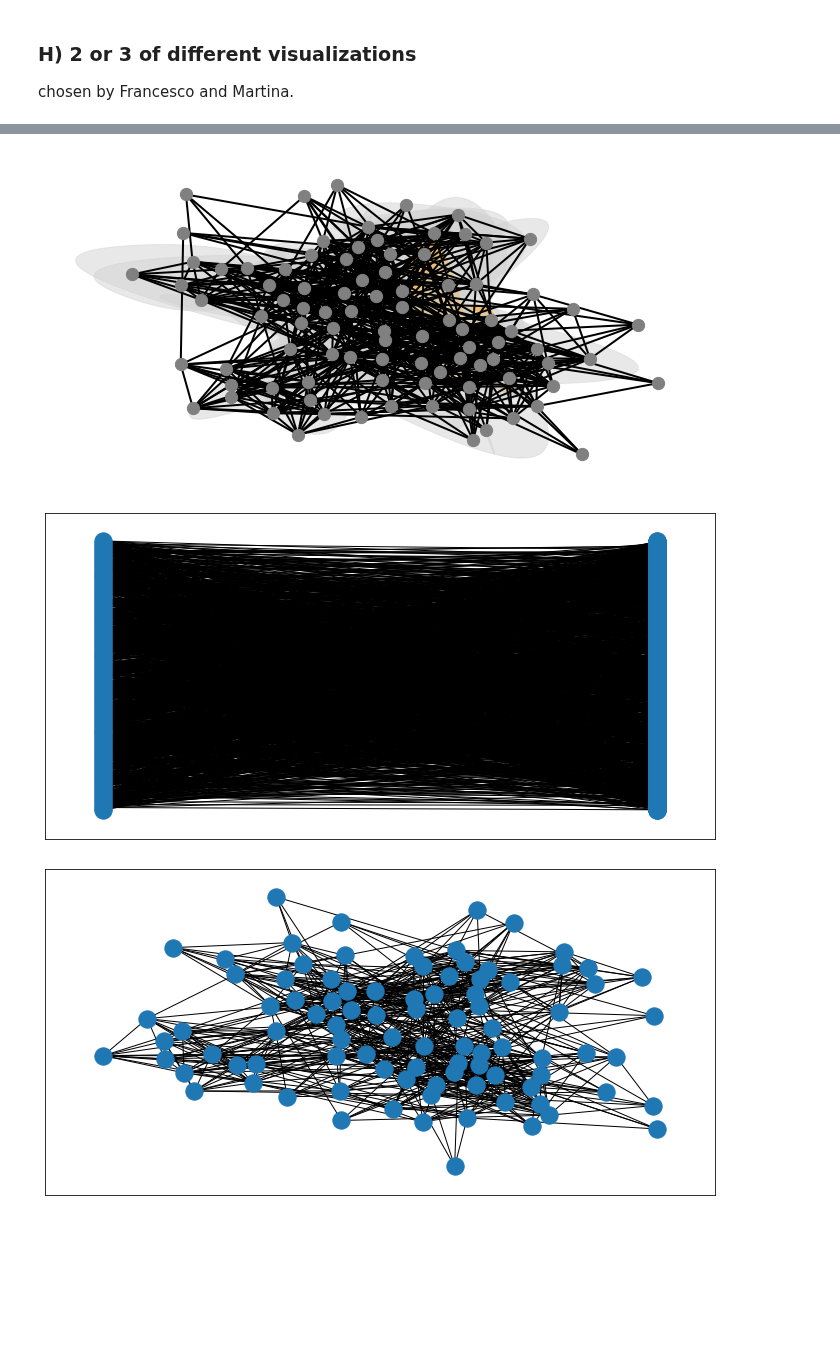
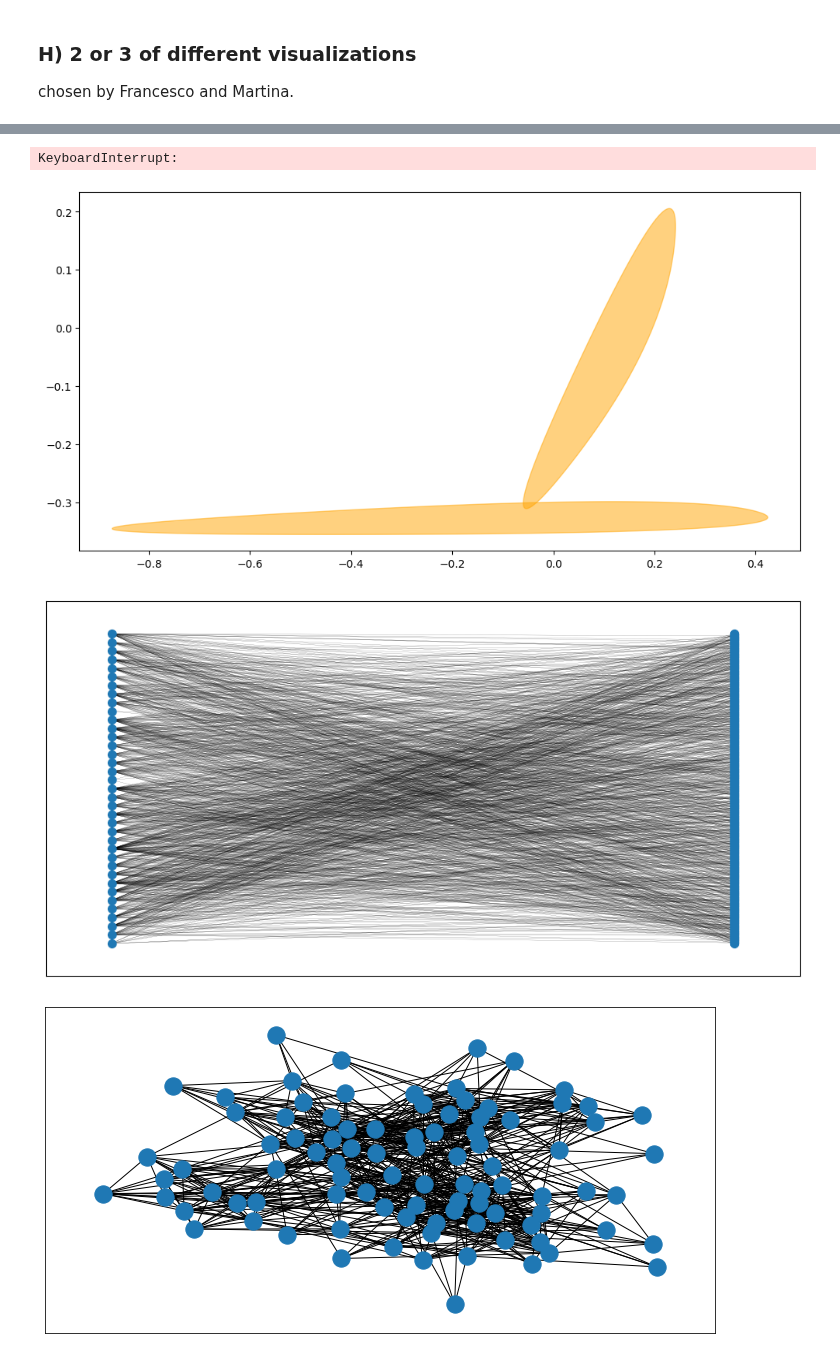
Before and after one commit to HGX-Team/hypergraphx, a Jupyter notebook: tutorials/analysis_paper.ipynb, the cells around one changed output, grey strips where cells are left out. Cells and saved outputs as stored; diff of their text form; code cells hidden in the pictures; blank space fills up the shorter version.

```diff
--- a/tutorials/analysis_paper.ipynb
+++ b/tutorials/analysis_paper.ipynb
@@ -66,3 +82,6 @@ one plot from the work of Luca (let us produce an alternative figure with respec
 # %% [markdown]
 ### H) 2 or 3 of different visualizations
 chosen by Francesco and Martina.
+# %%
+H = load_hypergraph("../test_data/hs/hs_one_class.pickle", "pickle")
+print(H)
@@ -75,16 +104,17 @@ chosen by Francesco and Martina.
 # %%
 figsize = (12,6)
 plt.figure(figsize = figsize)
-draw_HG(H, link_color='black', node_color='gray', hyperlink_color_by_order = {2:'lightgray', 3:'orange', 4:'r'})
+draw_HG(H, link_color='grey', node_color='gray', hyperlink_color_by_order = {2:'orange', 3:'r'})
 # %% [output]
+KeyboardInterrupt:
-[figure, old version]
+[figure, new version]
 # %%
 figsize = (12,6)
 plt.figure(figsize = figsize)
-draw_bipartite(H, with_labels=False)
+draw_bipartite(H, node_size=50, with_labels=False, width=0.1)
 plt.show()
 # %% [output]
-[figure, old version]
+[figure, new version]
 # %%
 figsize = (12,6)
 plt.figure(figsize = figsize)
```
Also changed, not shown: parts of 10 cells of this notebook, 17 other files.
